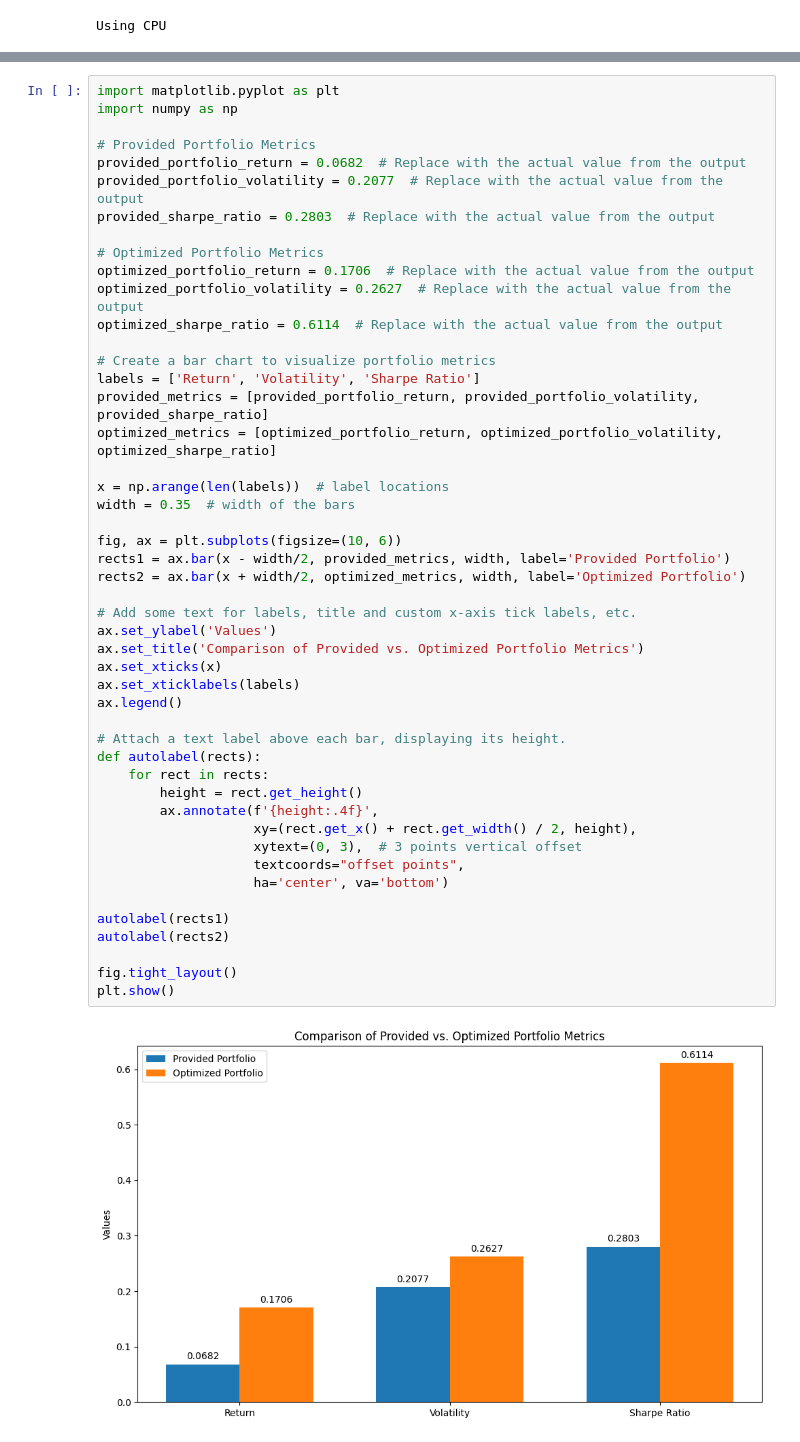
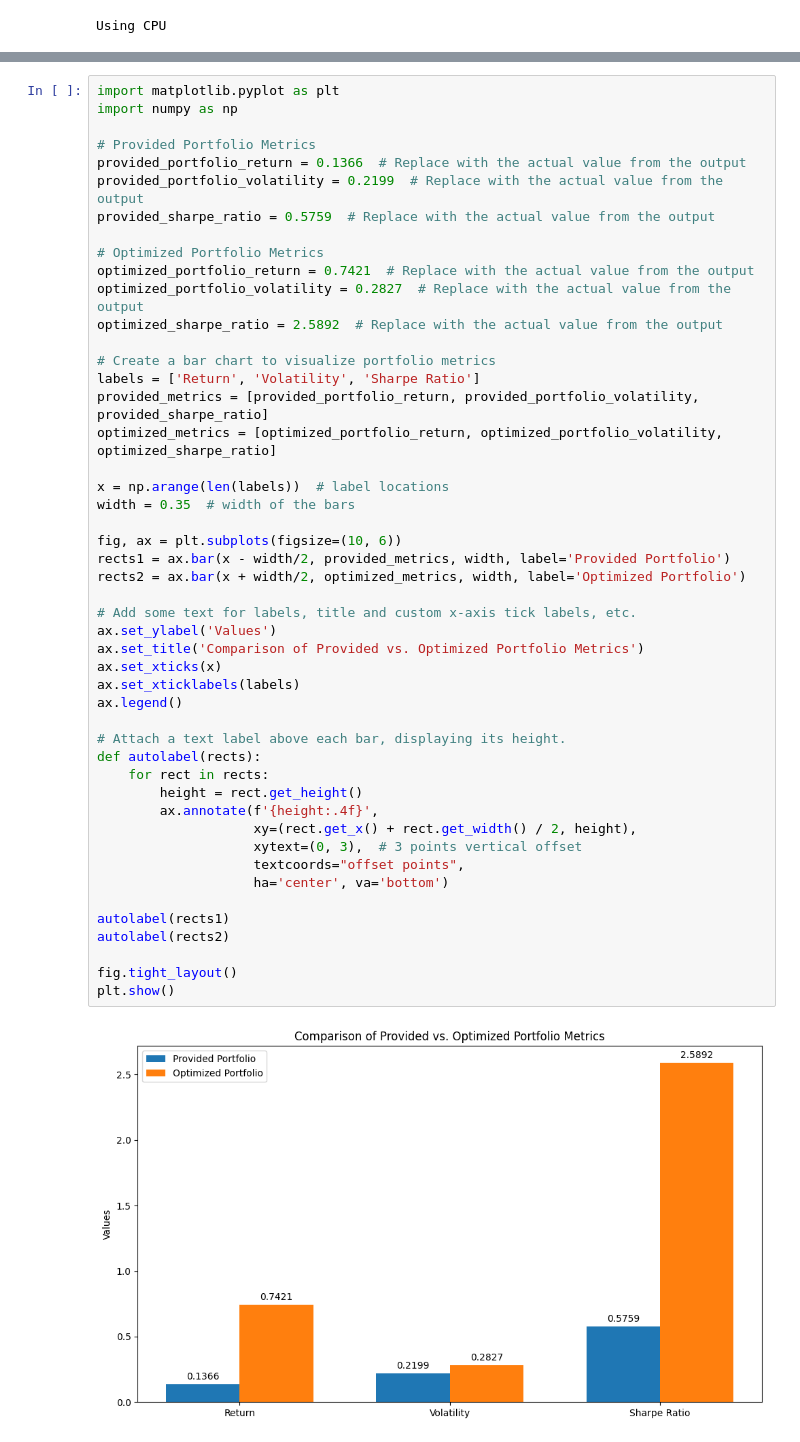
Before and after one commit to YiyunXia926/topic_in, a Jupyter notebook: portfoliooptimization .ipynb, the cells around one changed output, grey strips where cells are left out. Saved outputs shown, nothing was run; the diff lists cells and outputs as text.

```diff
--- a/portfoliooptimization .ipynb
+++ b/portfoliooptimization .ipynb
@@ -573,14 +529,14 @@ import matplotlib.pyplot as plt
 import numpy as np
 
 # Provided Portfolio Metrics
-provided_portfolio_return = 0.0682  # Replace with the actual value from the output
-provided_portfolio_volatility = 0.2077  # Replace with the actual value from the output
-provided_sharpe_ratio = 0.2803  # Replace with the actual value from the output
+provided_portfolio_return = 0.1366  # Replace with the actual value from the output
+provided_portfolio_volatility = 0.2199  # Replace with the actual value from the output
+provided_sharpe_ratio = 0.5759  # Replace with the actual value from the output
 
 # Optimized Portfolio Metrics
-optimized_portfolio_return = 0.1706  # Replace with the actual value from the output
-optimized_portfolio_volatility = 0.2627  # Replace with the actual value from the output
-optimized_sharpe_ratio = 0.6114  # Replace with the actual value from the output
+optimized_portfolio_return = 0.7421  # Replace with the actual value from the output
+optimized_portfolio_volatility = 0.2827  # Replace with the actual value from the output
+optimized_sharpe_ratio = 2.5892  # Replace with the actual value from the output
 
 # Create a bar chart to visualize portfolio metrics
 labels = ['Return', 'Volatility', 'Sharpe Ratio']
@@ -590,34 +546,34 @@ optimized_metrics = [optimized_portfolio_return, optimized_portfolio_volatility,
 x = np.arange(len(labels))  # label locations
 width = 0.35  # width of the bars
 
 fig, ax = plt.subplots(figsize=(10, 6))
 rects1 = ax.bar(x - width/2, provided_metrics, width, label='Provided Portfolio')
 rects2 = ax.bar(x + width/2, optimized_metrics, width, label='Optimized Portfolio')
 
 # Add some text for labels, title and custom x-axis tick labels, etc.
 ax.set_ylabel('Values')
 ax.set_title('Comparison of Provided vs. Optimized Portfolio Metrics')
 ax.set_xticks(x)
 ax.set_xticklabels(labels)
 ax.legend()
 
 # Attach a text label above each bar, displaying its height.
 def autolabel(rects):
     for rect in rects:
         height = rect.get_height()
         ax.annotate(f'{height:.4f}',
                     xy=(rect.get_x() + rect.get_width() / 2, height),
                     xytext=(0, 3),  # 3 points vertical offset
                     textcoords="offset points",
                     ha='center', va='bottom')
 
 autolabel(rects1)
 autolabel(rects2)
 
 fig.tight_layout()
 plt.show()
 # %% [output]
-[figure, old version]
+[figure, new version]
 # %%
 import numpy as np
 import pandas as pd
```
Also changed, not shown: parts of 5 cells of this notebook, 3 other files.
